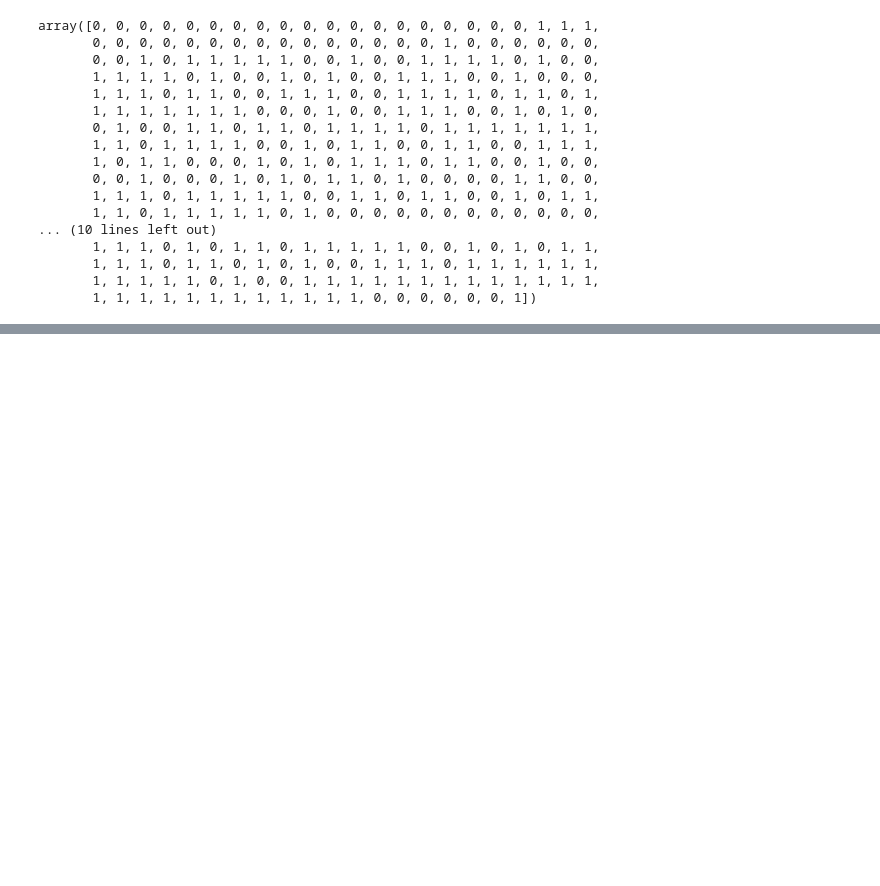
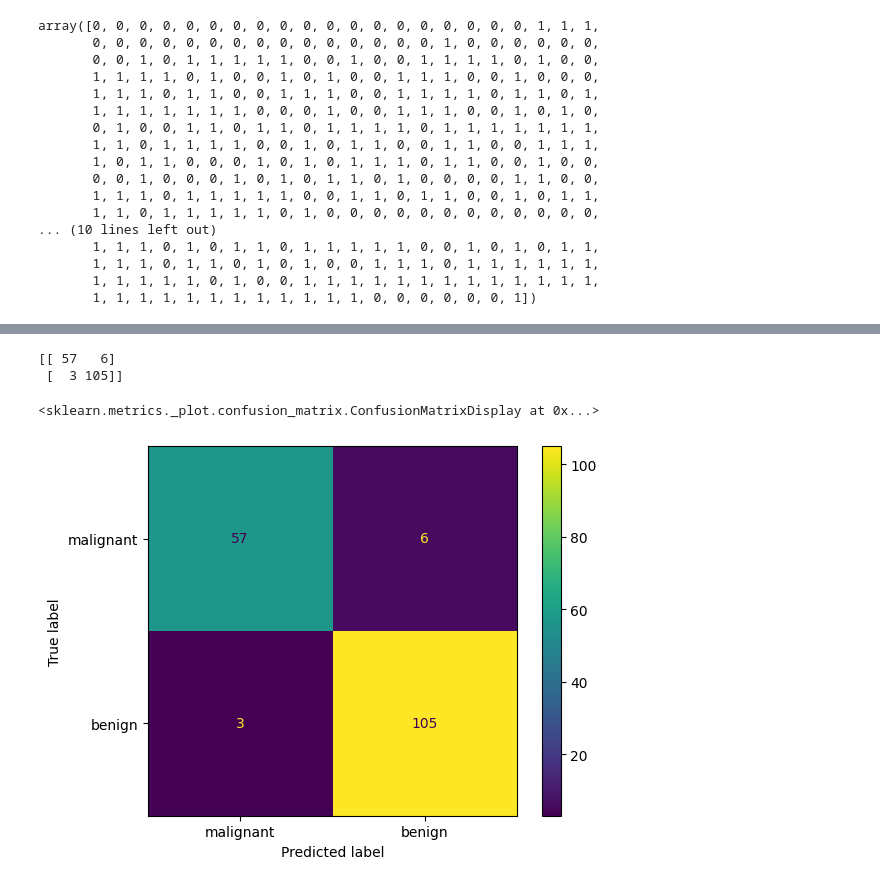
Before and after one commit to Octo-Data-Scientist/Machine-Learning-Projects, a Jupyter notebook: breast_cancer.ipynb, the cells around one changed output, grey strips where cells are left out. Saved outputs shown, nothing was run; the diff lists cells and outputs as text; code cells hidden in the pictures; blank space fills up the shorter version.

Commit message:
Add files via upload
classification report, confusion matrix and confusion matrix display added

```diff
--- a/breast_cancer.ipynb
+++ b/breast_cancer.ipynb
@@ -113,3 +135,13 @@ results["Logistic Regression"] = accuracy_score(y_test, LogisticRegression(X_tra
+# %%
+print(confusion_matrix(y_test, LogisticRegression(X_train, y_train, X_test)))
+# %% [output]
+[[ 57   6]
+ [  3 105]]
+# %%
+ConfusionMatrixDisplay(confusion_matrix(y_test, LogisticRegression(X_train, y_train, X_test)), display_labels = ["malignant", "benign"]).plot()
+# %% [output]
+<sklearn.metrics._plot.confusion_matrix.ConfusionMatrixDisplay at 0x...>
+[figure, added]
 # %%
 # Decision Tree
 def DecisionTree(X_train, y_train, X_test):
```
Also changed, not shown: parts of 21 cells of this notebook.
